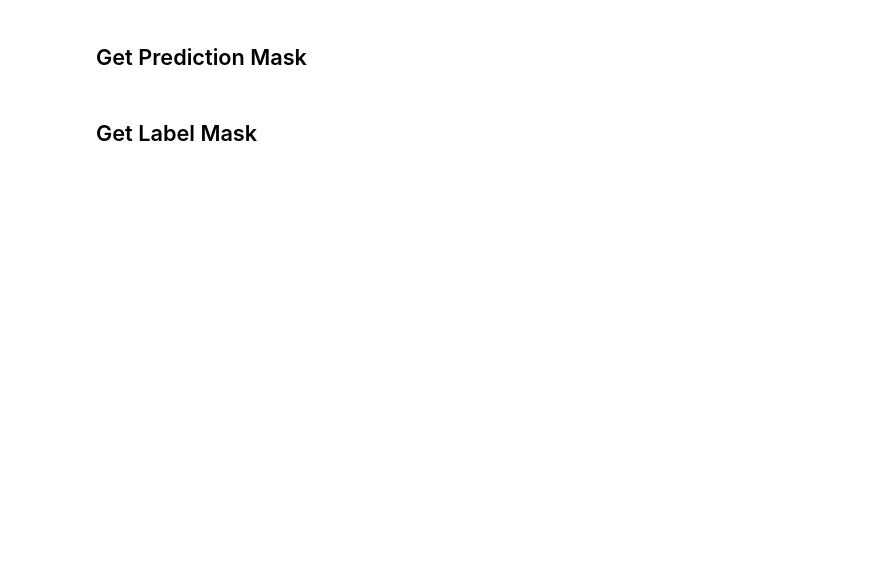
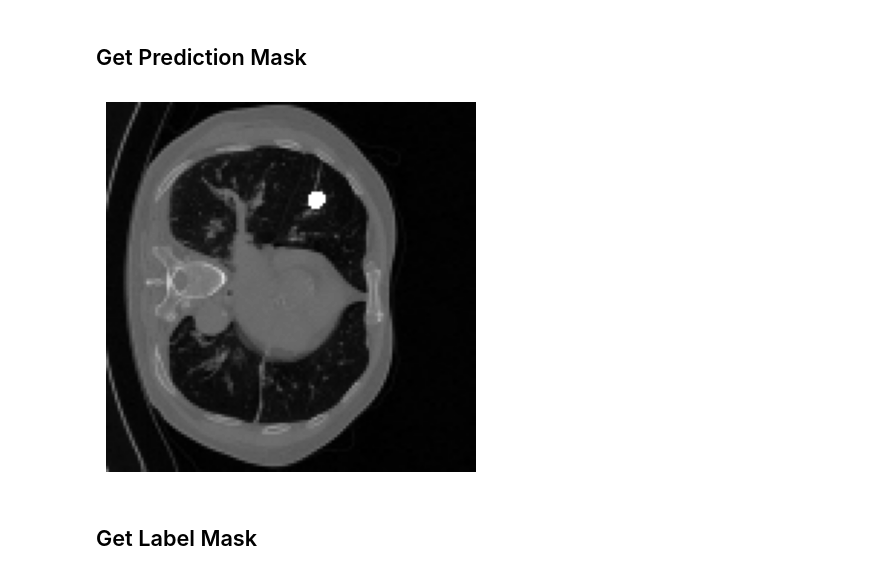
Before and after one commit to onebottlekick/JNU_dl, a Jupyter notebook: unet_lung_cancer.ipynb, the cells around one changed output. Drawn from its saved outputs; the diff is of its cells as text; code cells hidden in the pictures; blank space fills up the shorter version.

```diff
--- a/unet_lung_cancer.ipynb
+++ b/unet_lung_cancer.ipynb
@@ -94,7 +94,10 @@ template = np.copy(img)[:, :, 0]
 # %%
 pred_mask = np.copy(template)
 pred_mask[prediction > 0.5] = 255
+show_img(pred_mask)
 pred_mask = np.stack((template, template, pred_mask), axis=2)
+# %% [output]
+[figure, added]
 # %% [markdown]
 ## Get Label Mask
 # %%
```
Also changed, not shown: parts of 6 cells of this notebook.
